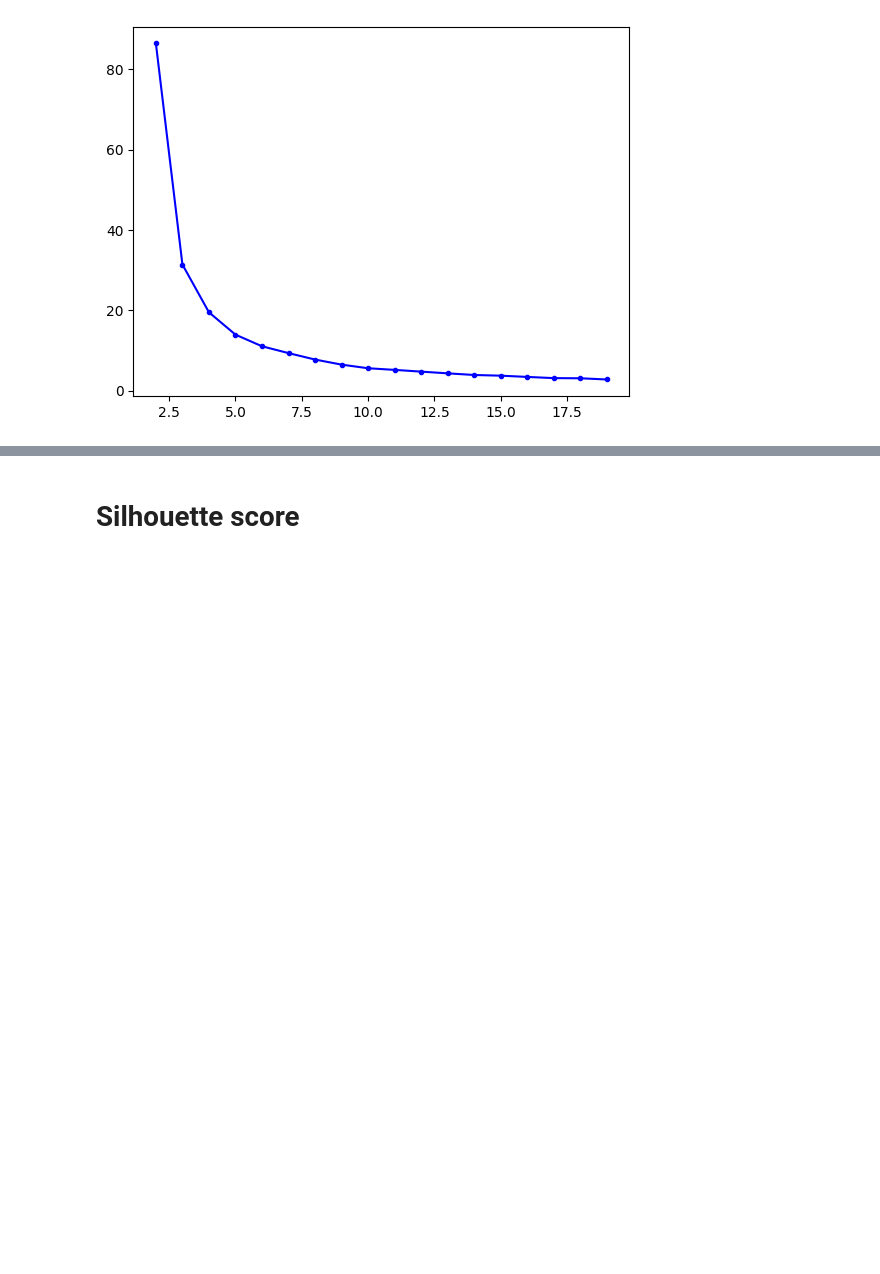
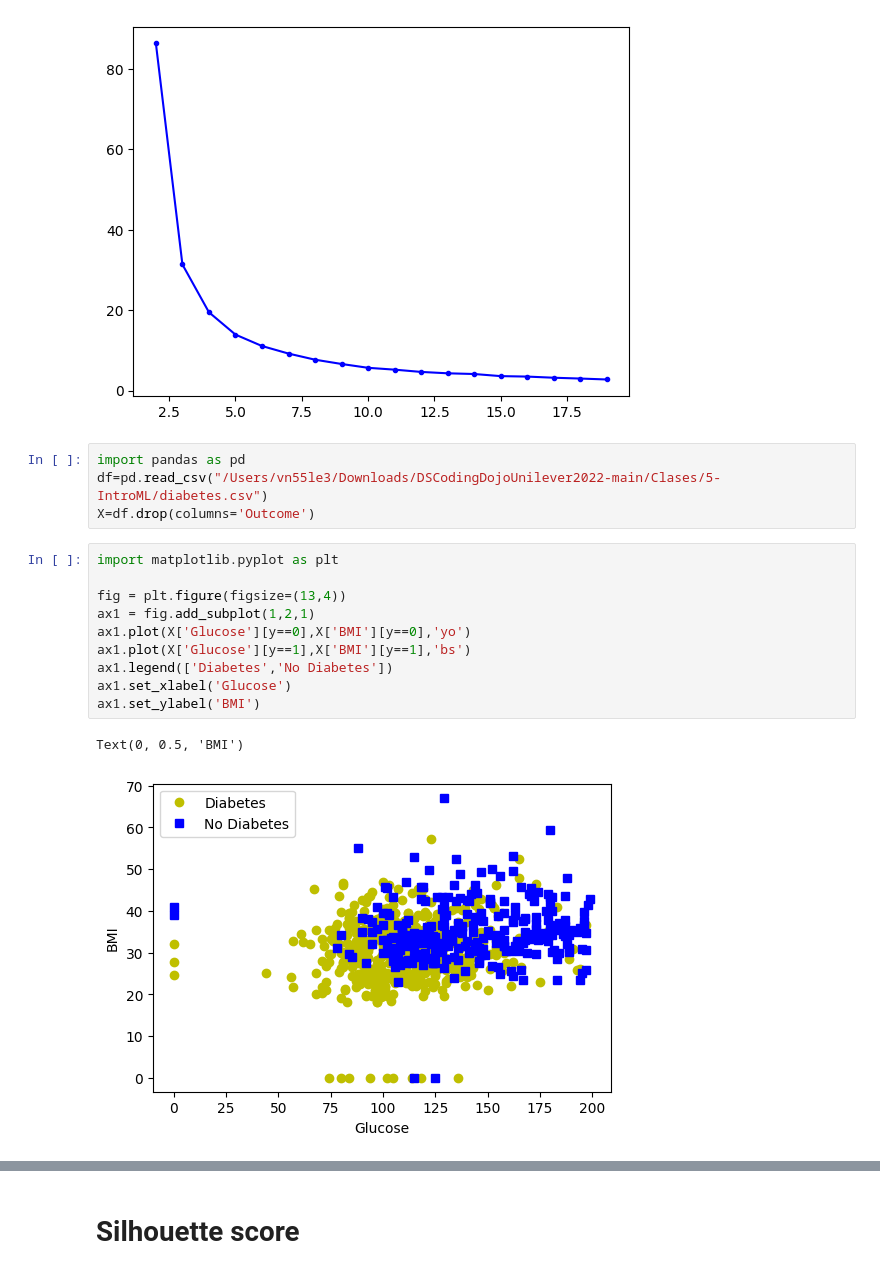
Before and after one commit to jeedorsa/Bootcamp-Data-Science, a Jupyter notebook: Clases/Clustering/UnsupervisedLearning.ipynb, the cells around one changed output, grey strips where cells are left out. Saved outputs shown, nothing was run; the diff lists cells and outputs as text; blank space fills up the shorter version.

```diff
--- a/Clases/Clustering/UnsupervisedLearning.ipynb
+++ b/Clases/Clustering/UnsupervisedLearning.ipynb
@@ -129,3 +161,20 @@ plt.plot(k_clusters, score,'b.-')
 # %% [output]
 [<matplotlib.lines.Line2D at 0x...>]
 [figure]
+# %%
+import pandas as pd
+df=pd.read_csv("/Users/vn55le3/Downloads/DSCodingDojoUnilever2022-main/Clases/5-IntroML/diabetes.csv")
+X=df.drop(columns='Outcome')
+# %%
+import matplotlib.pyplot as plt
+
+fig = plt.figure(figsize=(13,4))
+ax1 = fig.add_subplot(1,2,1)
+ax1.plot(X['Glucose'][y==0],X['BMI'][y==0],'yo')
+ax1.plot(X['Glucose'][y==1],X['BMI'][y==1],'bs')
+ax1.legend(['Diabetes','No Diabetes'])
+ax1.set_xlabel('Glucose')
+ax1.set_ylabel('BMI')
+# %% [output]
+Text(0, 0.5, 'BMI')
+[figure, added]
```
Also changed, not shown: parts of 13 cells of this notebook.
